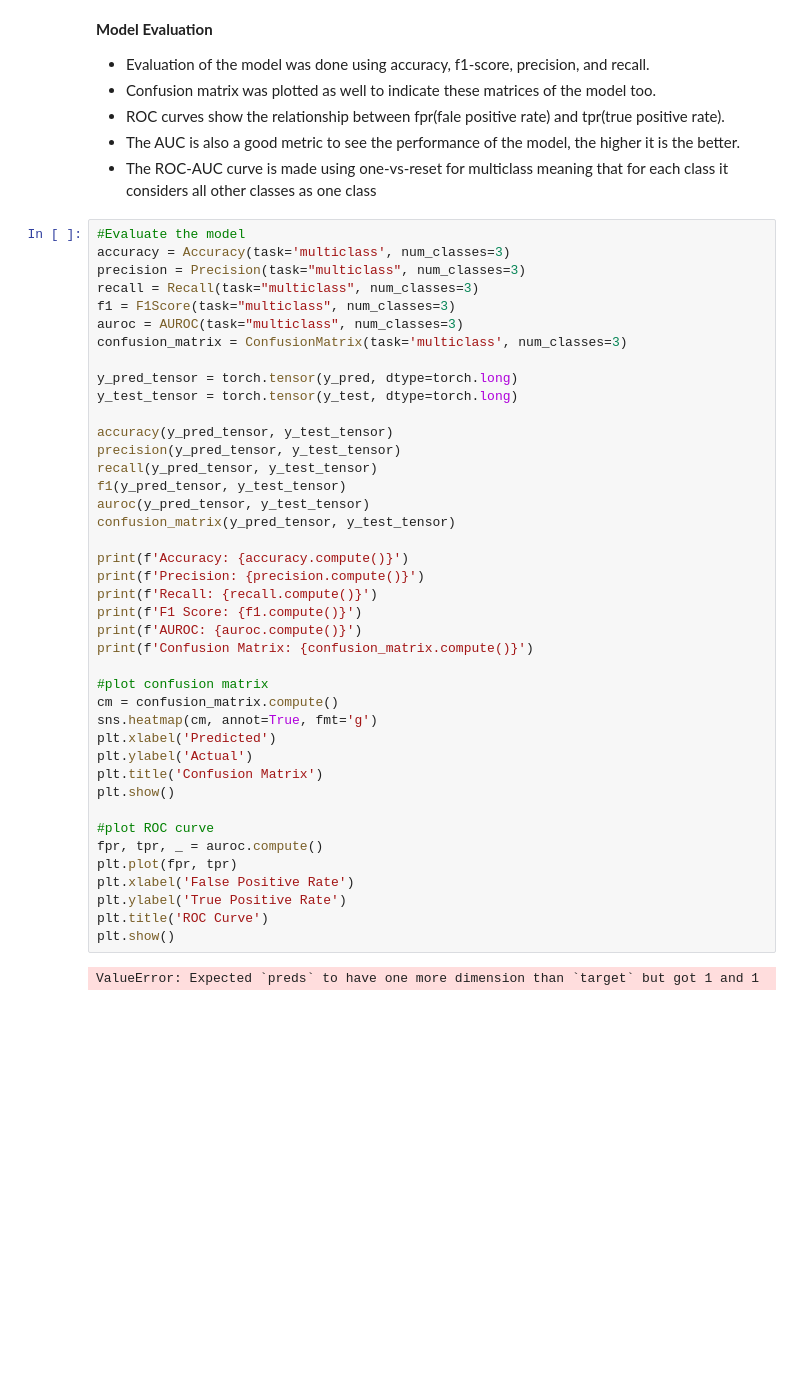
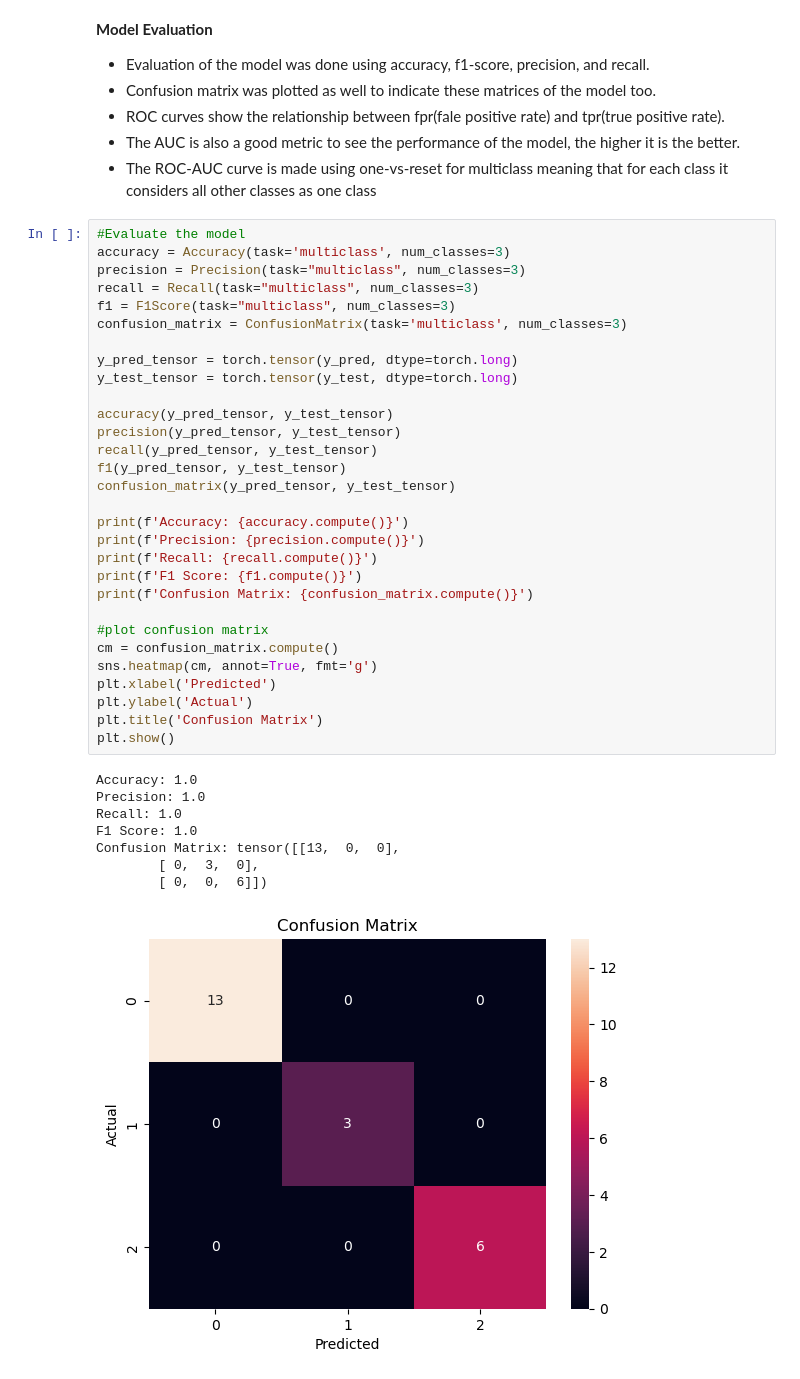
Before and after one commit to AnnTarek/Iris-Species-Multiclass-Classifier, a Jupyter notebook: iris-species.ipynb, the cells around one changed output. Cells and saved outputs as stored; diff of their text form; blank space fills up the shorter version.

```diff
--- a/iris-species.ipynb
+++ b/iris-species.ipynb
@@ -243,42 +246,38 @@ print(y_test)
 #Evaluate the model
 accuracy = Accuracy(task='multiclass', num_classes=3)
 precision = Precision(task="multiclass", num_classes=3)
 recall = Recall(task="multiclass", num_classes=3)
 f1 = F1Score(task="multiclass", num_classes=3)
-auroc = AUROC(task="multiclass", num_classes=3)
 confusion_matrix = ConfusionMatrix(task='multiclass', num_classes=3)
 
 y_pred_tensor = torch.tensor(y_pred, dtype=torch.long)
 y_test_tensor = torch.tensor(y_test, dtype=torch.long)
 
 accuracy(y_pred_tensor, y_test_tensor)
 precision(y_pred_tensor, y_test_tensor)
 recall(y_pred_tensor, y_test_tensor)
 f1(y_pred_tensor, y_test_tensor)
-auroc(y_pred_tensor, y_test_tensor)
 confusion_matrix(y_pred_tensor, y_test_tensor)
 
 print(f'Accuracy: {accuracy.compute()}')
 print(f'Precision: {precision.compute()}')
 print(f'Recall: {recall.compute()}')
 print(f'F1 Score: {f1.compute()}')
-print(f'AUROC: {auroc.compute()}')
 print(f'Confusion Matrix: {confusion_matrix.compute()}')
 
 #plot confusion matrix
 cm = confusion_matrix.compute()
 sns.heatmap(cm, annot=True, fmt='g')
 plt.xlabel('Predicted')
 plt.ylabel('Actual')
 plt.title('Confusion Matrix')
 plt.show()
-
-#plot ROC curve
-fpr, tpr, _ = auroc.compute()
-plt.plot(fpr, tpr)
-plt.xlabel('False Positive Rate')
-plt.ylabel('True Positive Rate')
-plt.title('ROC Curve')
-plt.show()
 # %% [output]
-ValueError: Expected `preds` to have one more dimension than `target` but got 1 and 1
+Accuracy: 1.0
+Precision: 1.0
+Recall: 1.0
+F1 Score: 1.0
+Confusion Matrix: tensor([[13,  0,  0],
+        [ 0,  3,  0],
+        [ 0,  0,  6]])
+[figure, added]
```
Also changed, not shown: parts of 7 cells of this notebook.
